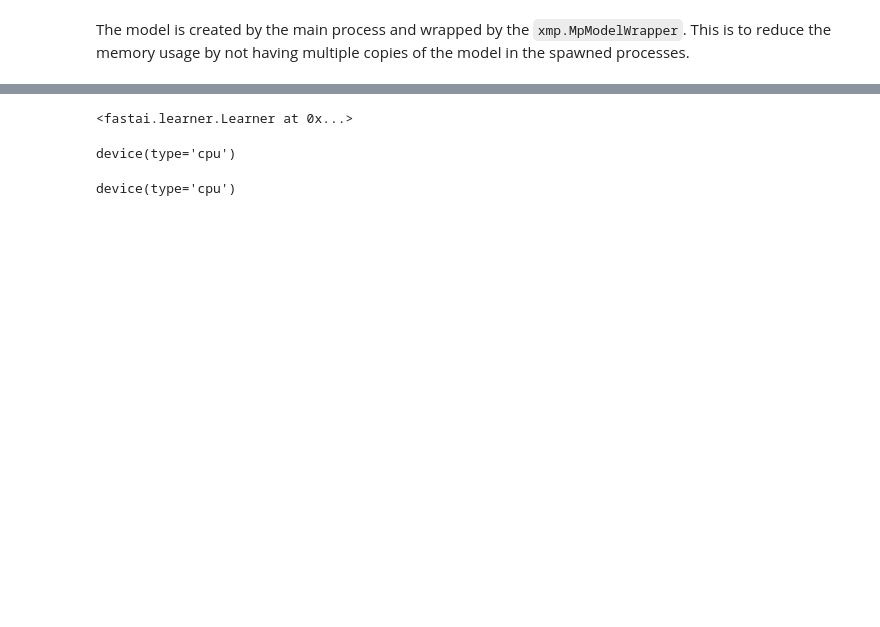
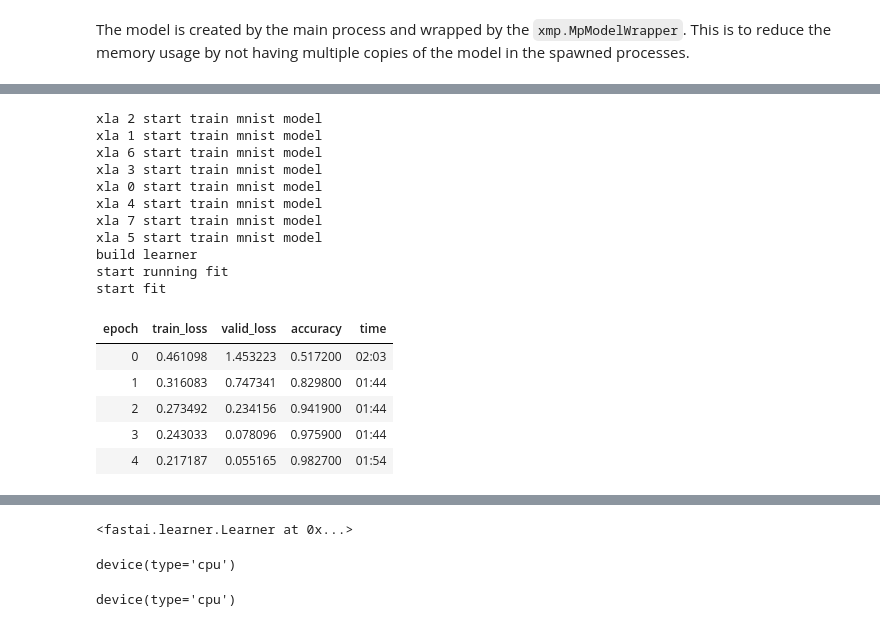
Before and after one commit to butchland/fastai_xla_extensions, a Jupyter notebook: nbs/03_multi_core.base.ipynb, the cells around one changed output, grey strips where cells are left out. Saved outputs shown, nothing was run; the diff lists cells and outputs as text; code cells hidden in the pictures; blank space fills up the shorter version.

```diff
--- a/nbs/03_multi_core.base.ipynb
+++ b/nbs/03_multi_core.base.ipynb
@@ -841,6 +887,13 @@ def _mp_fn2(rank, flags):
     global FLAGS
     FLAGS = flags
     run_dataloader_loop(rank)
+# %%
+#colab
+# Start training processes
+def _mp_fn3(rank, flags):
+    global FLAGS2
+    FLAGS2 = flags
+    train_mnist_model(rank)
 # %%
 import torch
 from fastcore.transform import DisplayedTransform, Transform
@@ -887,6 +940,22 @@ FLAGS['num_epochs'] = 5
 FLAGS['num_cores'] = 8 if os.environ.get('TPU_NAME', None) else 1
 # FLAGS['num_cores'] = 1
 ARCH = resnet34
+# %%
+import os
+# Define Parameters
+FLAGS2 = {}
+FLAGS2['batch_size'] = 1024
+FLAGS2['sync_valid'] = True
+# FLAGS2['batch_size'] = 64
+FLAGS2['num_workers'] = 4
+FLAGS2['learning_rate'] = 1e-3
+FLAGS2['image_size'] = 28
+FLAGS2['momentum'] = 0.85
+FLAGS2['weight_decay'] = 2e-3
+FLAGS2['num_epochs'] = 5
+FLAGS2['num_cores'] = 8 if os.environ.get('TPU_NAME', None) else 1
+# FLAGS['num_cores'] = 1
+ARCH2 = resnet18
 # %%
 from pathlib import Path
 from fastcore.xtras import *
@@ -978,0 +1073,23 @@ Wall time: 7min 51s
+# %%
+#colab
+%%time
+xmp.spawn(_mp_fn3, args=(FLAGS2,), nprocs=FLAGS2['num_cores'],
+        start_method='fork')
+# %% [output]
+xla 2 start train mnist model
+xla 1 start train mnist model
+xla 6 start train mnist model
+xla 3 start train mnist model
+xla 0 start train mnist model
+xla 4 start train mnist model
+xla 7 start train mnist model
+xla 5 start train mnist model
+build learner
+start running fit
+start fit
+| epoch | train_loss | valid_loss | accuracy | time |
+| 0 | 0.461098 | 1.453223 | 0.517200 | 02:03 |
+| 1 | 0.316083 | 0.747341 | 0.829800 | 01:44 |
+| 2 | 0.273492 | 0.234156 | 0.941900 | 01:44 |
+| 3 | 0.243033 | 0.078096 | 0.975900 | 01:44 |
+| 4 | 0.217187 | 0.055165 | 0.982700 | 01:54 |
```
Also changed, not shown: parts of 16 cells of this notebook, 8 other files.
